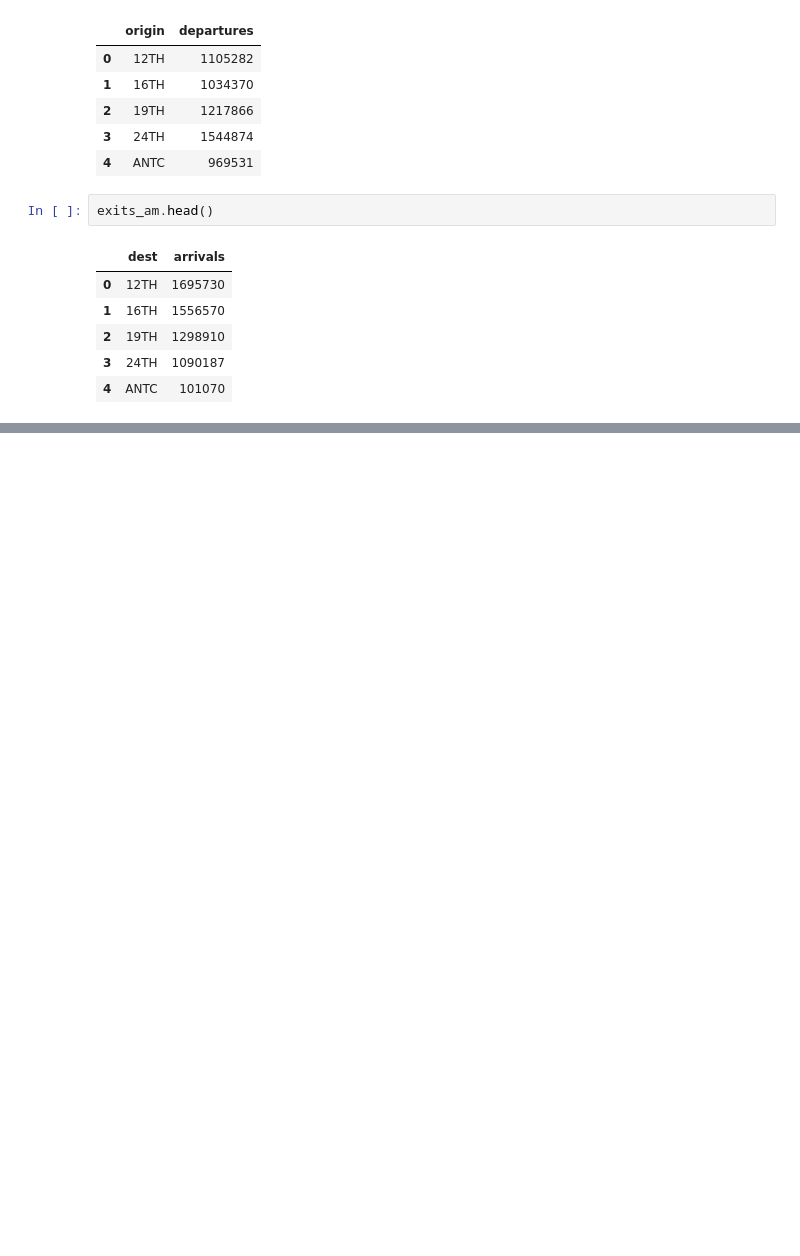
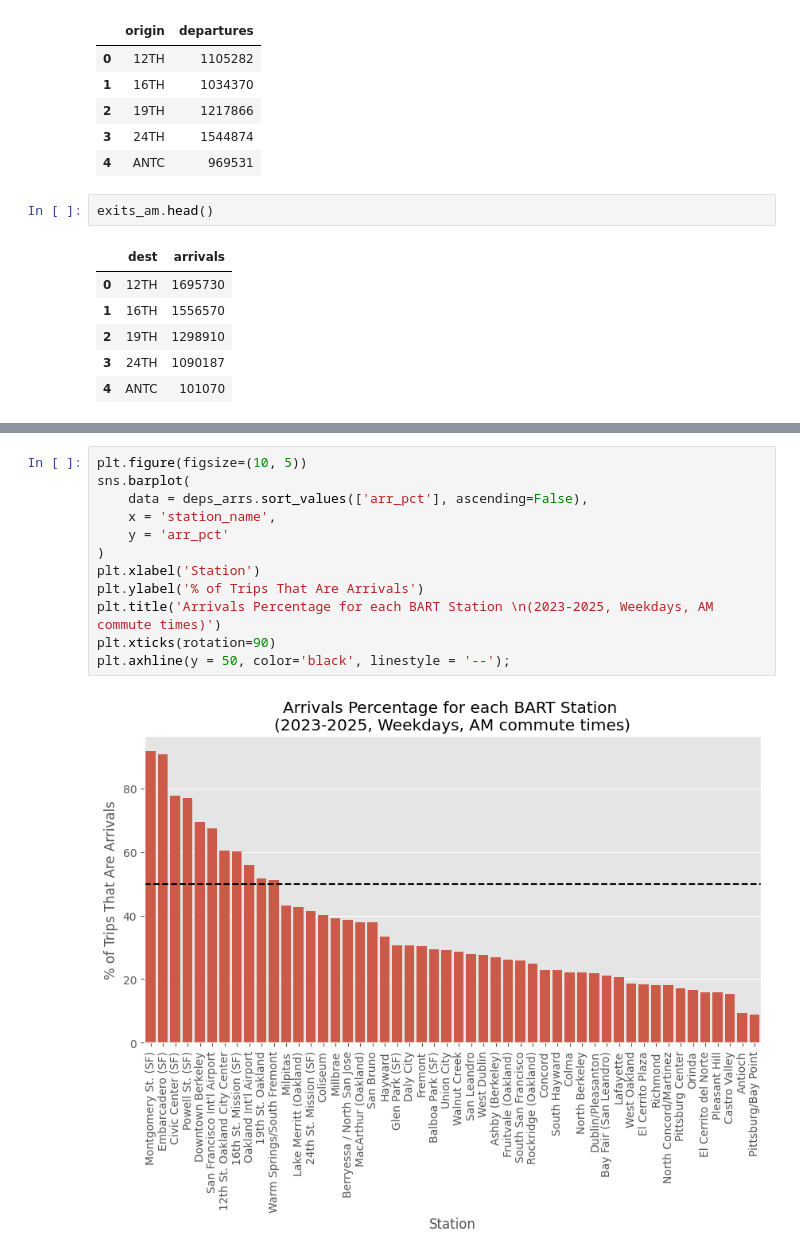
Before and after one commit to Hackquantumcpp/bart_ridership_analysis, a Jupyter notebook: 01-analysis.ipynb, the cells around one changed output, grey strips where cells are left out. Drawn from its saved outputs; the diff is of its cells as text; blank space fills up the shorter version.

```diff
--- a/01-analysis.ipynb
+++ b/01-analysis.ipynb
@@ -282,0 +289,14 @@ plt.axhline(y = 1, linestyle = '--');
+# %%
+plt.figure(figsize=(10, 5))
+sns.barplot(
+    data = deps_arrs.sort_values(['arr_pct'], ascending=False),
+    x = 'station_name',
+    y = 'arr_pct'
+)
+plt.xlabel('Station')
+plt.ylabel('% of Trips That Are Arrivals')
+plt.title('Arrivals Percentage for each BART Station \n(2023-2025, Weekdays, AM commute times)')
+plt.xticks(rotation=90)
+plt.axhline(y = 50, color='black', linestyle = '--');
+# %% [output]
+[figure, added]
```
Also changed, not shown: parts of 12 cells of this notebook.
